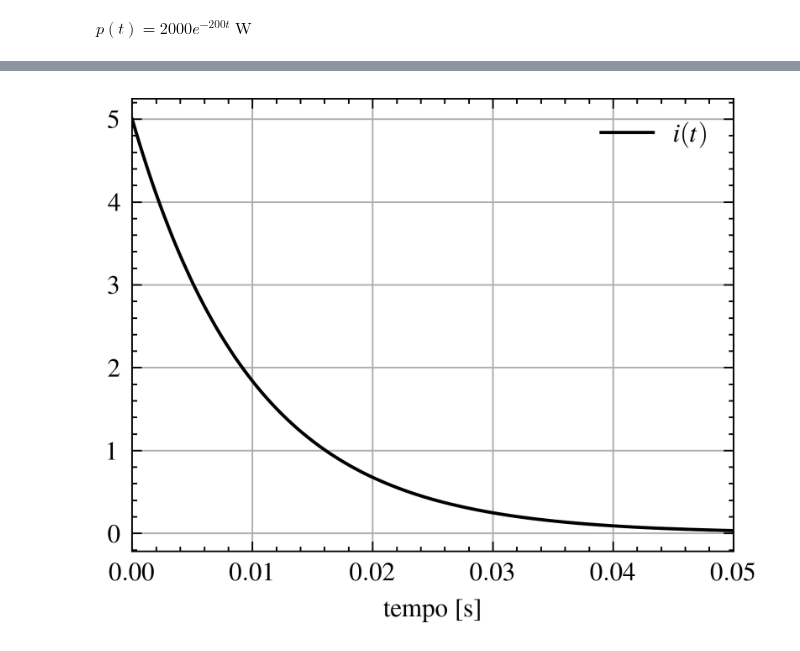
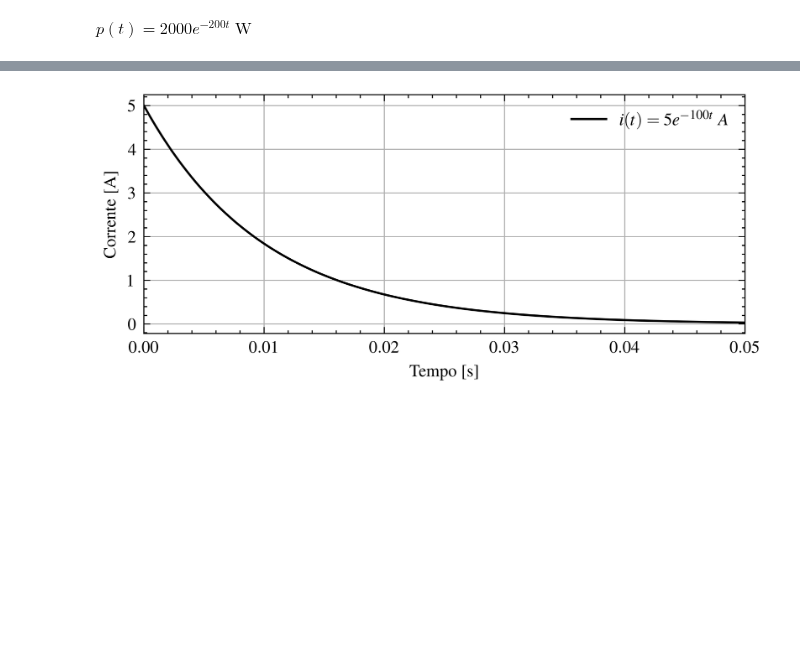
Before and after one commit to edsonportosilva/ElectricCircuits, a Jupyter notebook: Jupyter notebooks/Aulas/Aula 1.ipynb, the cells around one changed output, grey strips where cells are left out. Drawn from its saved outputs; the diff is of its cells as text; code cells hidden in the pictures; blank space fills up the shorter version.

```diff
--- a/Jupyter notebooks/Aulas/Aula 1.ipynb
+++ b/Jupyter notebooks/Aulas/Aula 1.ipynb
@@ -38,5 +43,8 @@ symplot(t, v, intervalo, funLabel='$v(t)$', figsize=(4,2))
 # %%
-symplot(t, i, intervalo, funLabel='$i(t)$')
+symplot(t, i, intervalo, funLabel='$i(t) = 5e^{-100t}\; A$',
+        xlabel = 'Tempo [s]',
+        ylabel='Corrente [A]',
+        figsize=(5,2))
 # %% [output]
-[figure, old version]
+[figure, new version]
 # %%
```
Also changed, not shown: parts of 5 cells of this notebook.
